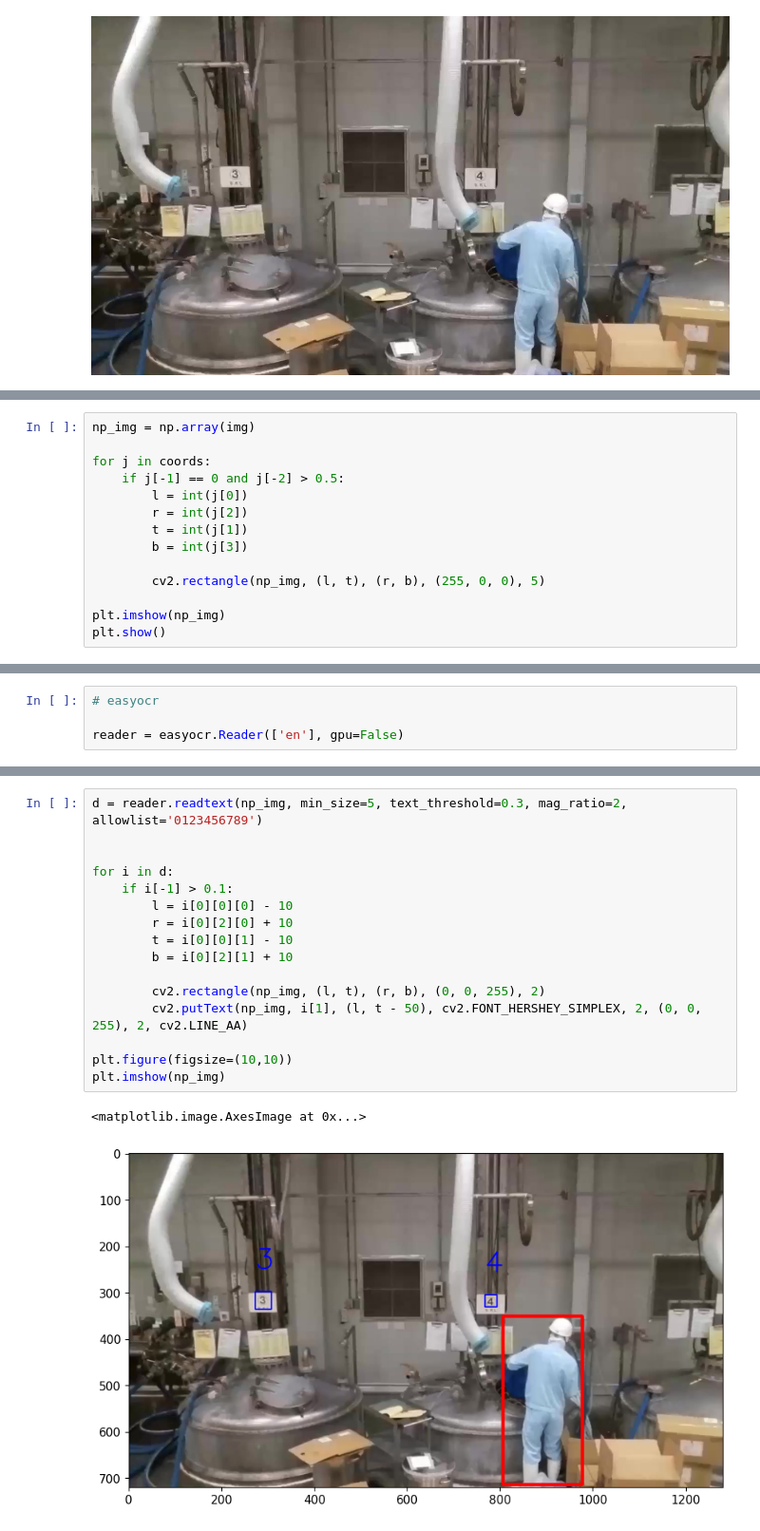
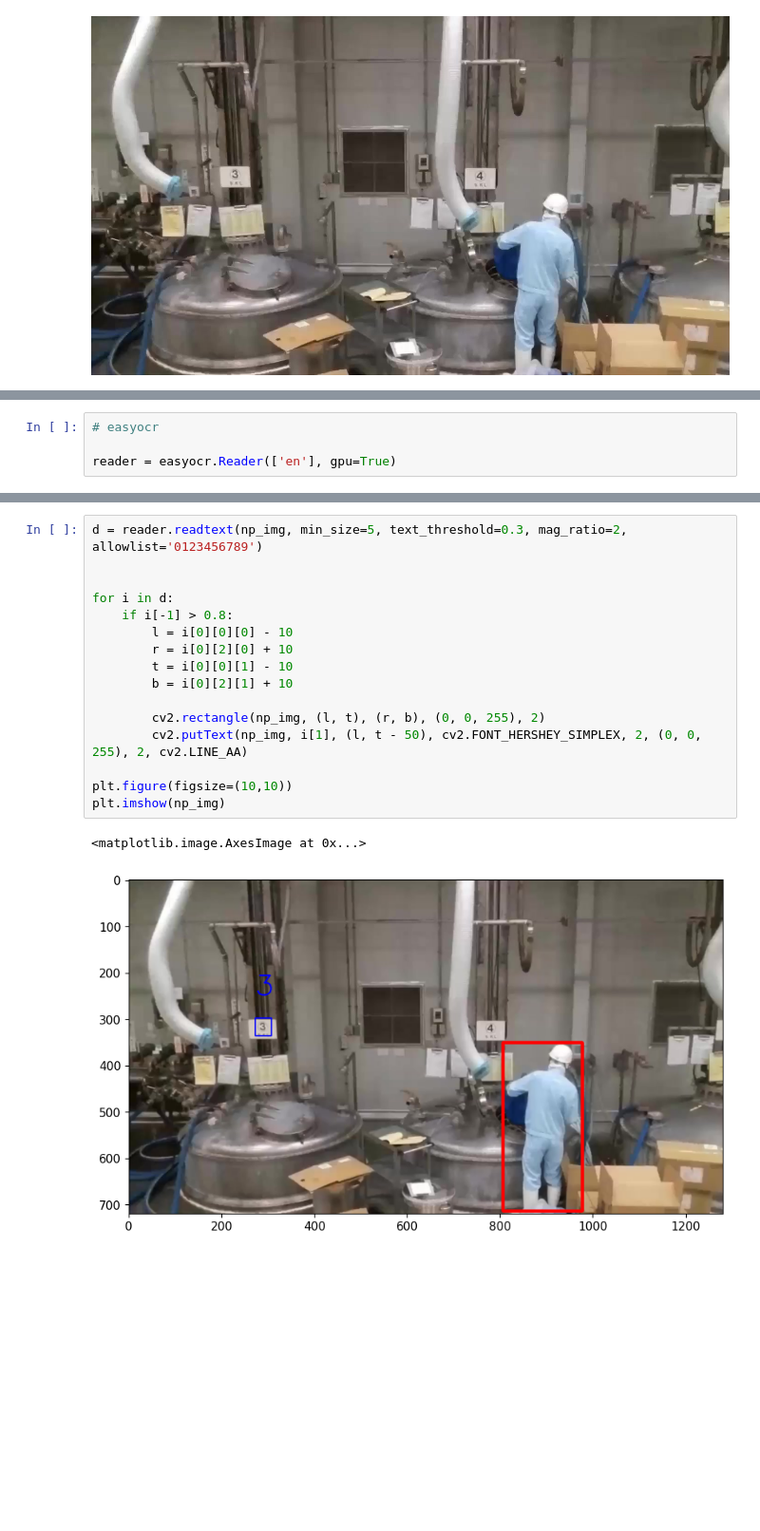
Before and after one commit to xkeeja/yolo-ocr, a Jupyter notebook: nb/yolo+ocr.ipynb, the cells around one changed output, grey strips where cells are left out. Shown at 95% size. Cells and saved outputs as stored; diff of their text form; blank space fills up the shorter version.

```diff
--- a/nb/yolo+ocr.ipynb
+++ b/nb/yolo+ocr.ipynb
@@ -34,14 +36,0 @@ tensor([[8.06579e+02, 3.51788e+02, 9.77370e+02, 7.14150e+02, 9.24225e-01, 0.0000
-# %%
-np_img = np.array(img)
-
-for j in coords:
-    if j[-1] == 0 and j[-2] > 0.5:
-        l = int(j[0])
-        r = int(j[2])
-        t = int(j[1])
-        b = int(j[3])
-
-        cv2.rectangle(np_img, (l, t), (r, b), (255, 0, 0), 5)
-
-plt.imshow(np_img)
-plt.show()
@@ -50,5 +90,5 @@ plt.show()
 # %%
 # easyocr
 
-reader = easyocr.Reader(['en'], gpu=False)
+reader = easyocr.Reader(['en'], gpu=True)
 # %% [output]
@@ -56,19 +99,19 @@ Using CPU. Note: This module is much faster with a GPU.
 # %%
 d = reader.readtext(np_img, min_size=5, text_threshold=0.3, mag_ratio=2, allowlist='0123456789')
 
 
 for i in d:
-    if i[-1] > 0.1:
+    if i[-1] > 0.8:
         l = i[0][0][0] - 10
         r = i[0][2][0] + 10
         t = i[0][0][1] - 10
         b = i[0][2][1] + 10
 
         cv2.rectangle(np_img, (l, t), (r, b), (0, 0, 255), 2)
         cv2.putText(np_img, i[1], (l, t - 50), cv2.FONT_HERSHEY_SIMPLEX, 2, (0, 0, 255), 2, cv2.LINE_AA)
 
 plt.figure(figsize=(10,10))
 plt.imshow(np_img)
 # %% [output]
 <matplotlib.image.AxesImage at 0x...>
-[figure, old version]
+[figure, new version]
```
Also changed, not shown: parts of 6 cells of this notebook, 1 other file.
